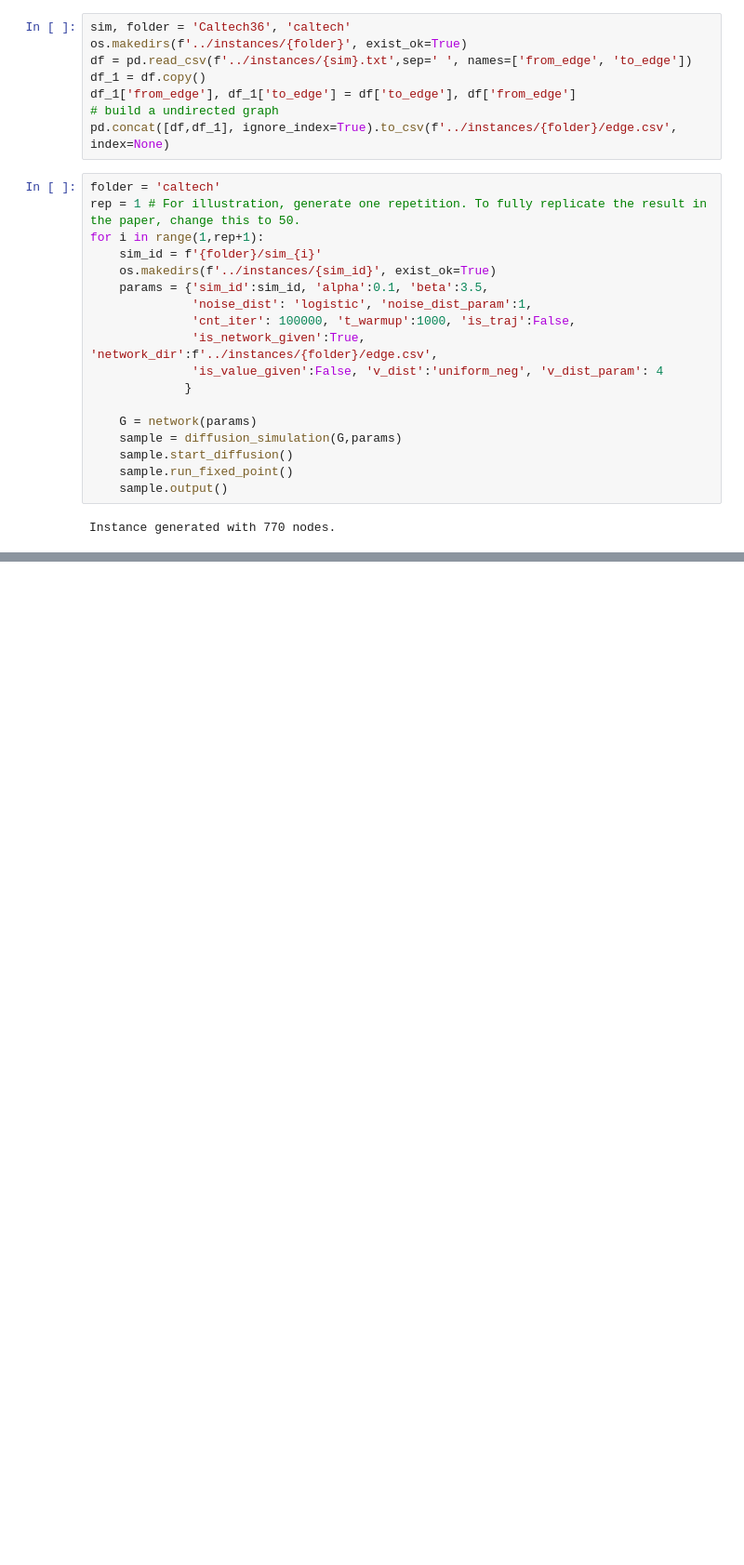
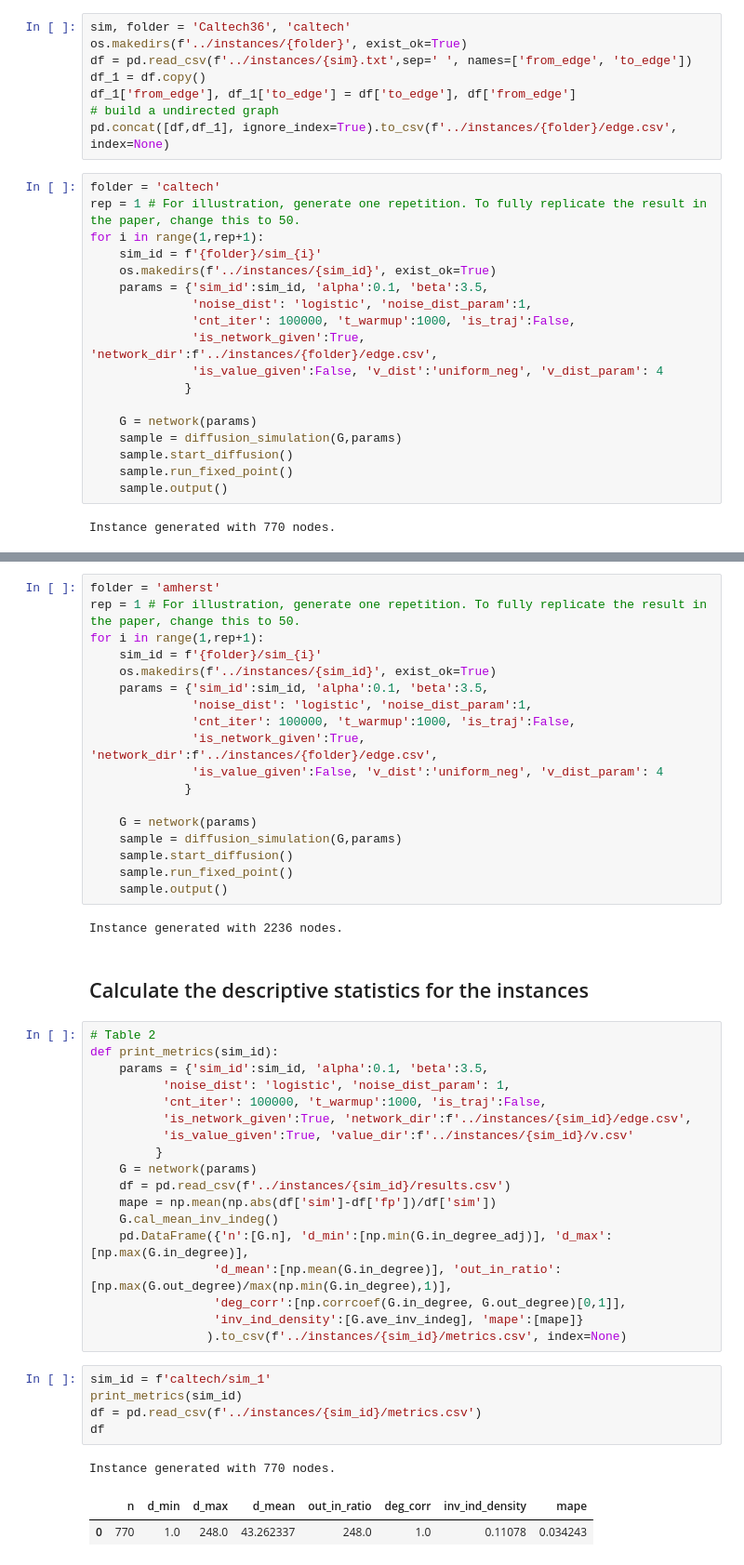
Before and after one commit to YunduanLin/Nonprogressive_Diffusion, a Jupyter notebook: code/test.ipynb, the cells around one changed output, grey strips where cells are left out. Shown: that part at 93% size. Saved outputs shown, nothing was run; the diff lists cells and outputs as text; blank space fills up the shorter version.

Commit message:
add keep traj case

```diff
--- a/code/test.ipynb
+++ b/code/test.ipynb
@@ -203,0 +214,49 @@ MAPE: 3.4243050026408763
+# %%
+folder = 'amherst'
+rep = 1 # For illustration, generate one repetition. To fully replicate the result in the paper, change this to 50.
+for i in range(1,rep+1):
+    sim_id = f'{folder}/sim_{i}'
+    os.makedirs(f'../instances/{sim_id}', exist_ok=True)
+    params = {'sim_id':sim_id, 'alpha':0.1, 'beta':3.5,
+              'noise_dist': 'logistic', 'noise_dist_param':1,
+              'cnt_iter': 100000, 't_warmup':1000, 'is_traj':False,
+              'is_network_given':True, 'network_dir':f'../instances/{folder}/edge.csv',
+              'is_value_given':False, 'v_dist':'uniform_neg', 'v_dist_param': 4
+             }
+
+    G = network(params)
+    sample = diffusion_simulation(G,params)
+    sample.start_diffusion()
+    sample.run_fixed_point()
+    sample.output()
+# %% [output]
+Instance generated with 2236 nodes.
+# %% [markdown]
+## Calculate the descriptive statistics for the instances
+# %%
+# Table 2
+def print_metrics(sim_id):
+    params = {'sim_id':sim_id, 'alpha':0.1, 'beta':3.5,
+          'noise_dist': 'logistic', 'noise_dist_param': 1,
+          'cnt_iter': 100000, 't_warmup':1000, 'is_traj':False,
+          'is_network_given':True, 'network_dir':f'../instances/{sim_id}/edge.csv',
+          'is_value_given':True, 'value_dir':f'../instances/{sim_id}/v.csv'
+         }
+    G = network(params)
+    df = pd.read_csv(f'../instances/{sim_id}/results.csv')
+    mape = np.mean(np.abs(df['sim']-df['fp'])/df['sim'])
+    G.cal_mean_inv_indeg()
+    pd.DataFrame({'n':[G.n], 'd_min':[np.min(G.in_degree_adj)], 'd_max':[np.max(G.in_degree)],
+                 'd_mean':[np.mean(G.in_degree)], 'out_in_ratio': [np.max(G.out_degree)/max(np.min(G.in_degree),1)],
+                 'deg_corr':[np.corrcoef(G.in_degree, G.out_degree)[0,1]],
+                 'inv_ind_density':[G.ave_inv_indeg], 'mape':[mape]}
+                ).to_csv(f'../instances/{sim_id}/metrics.csv', index=None)
+# %%
+sim_id = f'caltech/sim_1'
+print_metrics(sim_id)
+df = pd.read_csv(f'../instances/{sim_id}/metrics.csv')
+df
+# %% [output]
+Instance generated with 770 nodes.
+|  | n | d_min | d_max | d_mean | out_in_ratio | deg_corr | inv_ind_density | mape |
+| 0 | 770 | 1.0 | 248.0 | 43.262337 | 248.0 | 1.0 | 0.11078 | 0.034243 |
```
Also changed, not shown: parts of 13 cells of this notebook, 22 other files.
